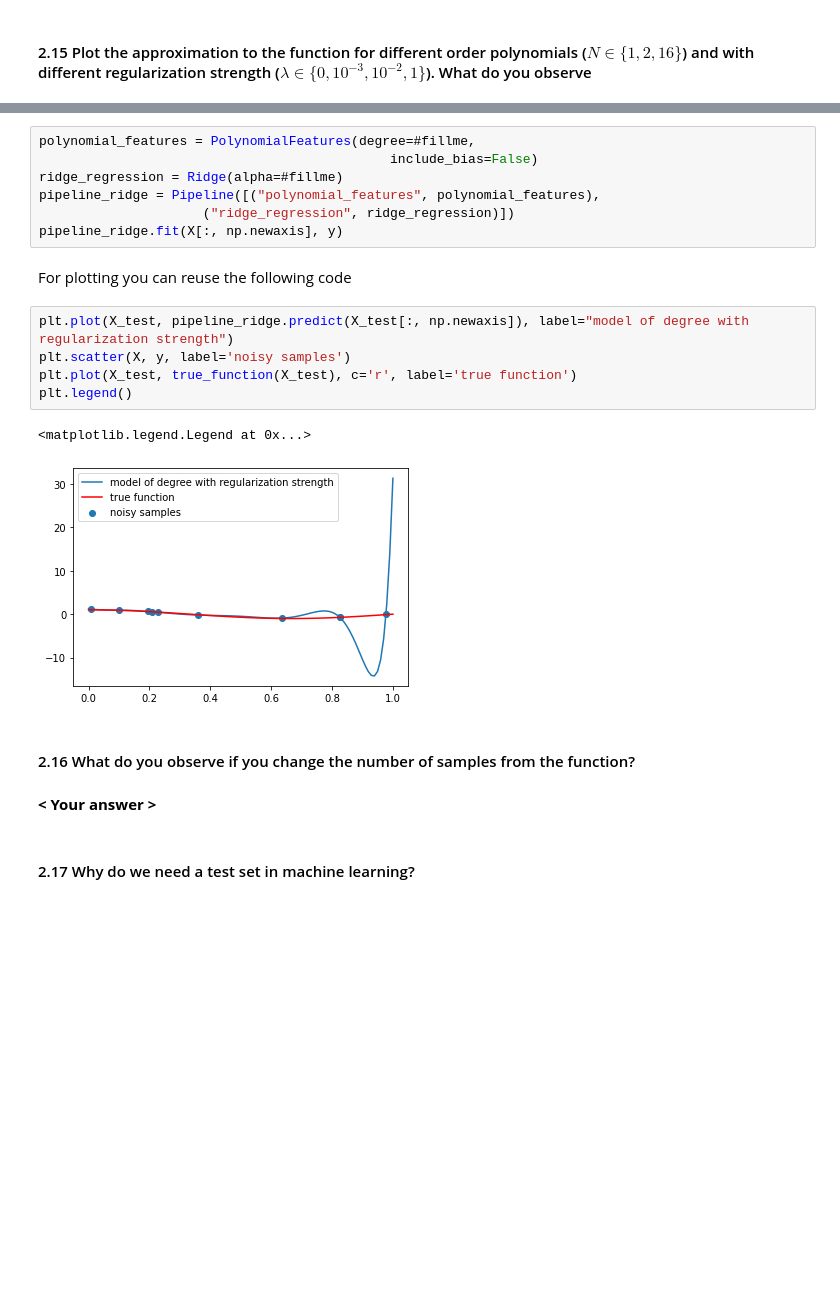
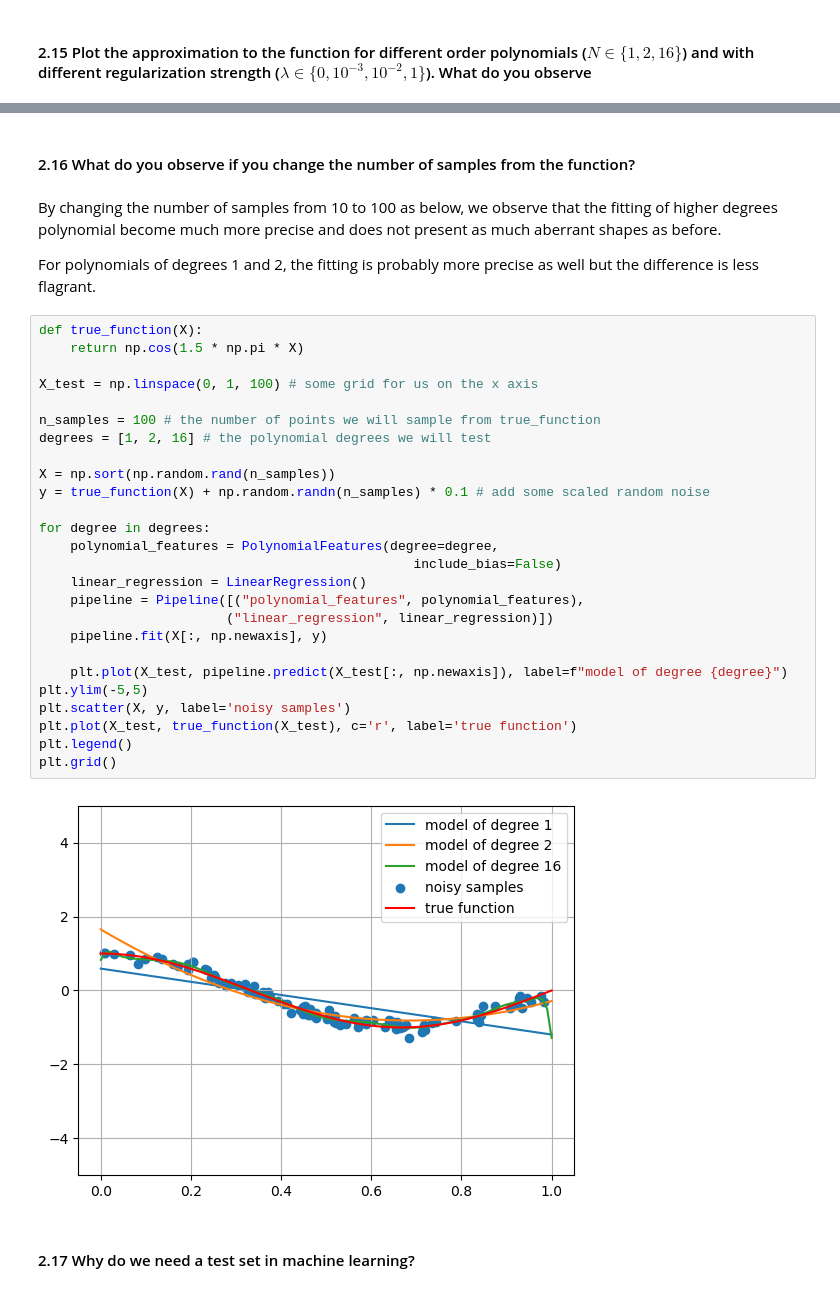
Before and after one commit to LucasEiche/ModLab_groupK, a Jupyter notebook: Assigmnent ML/theory_assignment.ipynb, the cells around one changed output, grey strips where cells are left out. Saved outputs shown, nothing was run; the diff lists cells and outputs as text; blank space fills up the shorter version.

```diff
--- a/Assigmnent ML/theory_assignment.ipynb
+++ b/Assigmnent ML/theory_assignment.ipynb
@@ -299,23 +345,36 @@ Next, we can investigate the effect of the regularization parameter $\lambda$ (f
-# %%
-polynomial_features = PolynomialFeatures(degree=#fillme,
-                                             include_bias=False)
-ridge_regression = Ridge(alpha=#fillme)
-pipeline_ridge = Pipeline([("polynomial_features", polynomial_features),
-                     ("ridge_regression", ridge_regression)])
-pipeline_ridge.fit(X[:, np.newaxis], y)
-# %% [markdown]
-For plotting you can reuse the following code
-# %%
-plt.plot(X_test, pipeline_ridge.predict(X_test[:, np.newaxis]), label="model of degree with regularization strength")
-plt.scatter(X, y, label='noisy samples')
-plt.plot(X_test, true_function(X_test), c='r', label='true function')
-plt.legend()
-# %% [output]
-<matplotlib.legend.Legend at 0x...>
-[figure, removed]
 # %% [markdown]
 #### 2.16 What do you observe if you change the number of samples from the function?
-# %% [markdown]
-__< Your answer >__
+# %% [markdown]
+By changing the number of samples from 10 to 100 as below, we observe that the fitting of higher degrees polynomial become much more precise and does not present as much aberrant shapes as before.
+
+For polynomials of degrees 1 and 2, the fitting is probably more precise as well but the difference is less flagrant.
+# %%
+def true_function(X):
+    return np.cos(1.5 * np.pi * X)
+
+X_test = np.linspace(0, 1, 100) # some grid for us on the x axis
+
+n_samples = 100 # the number of points we will sample from true_function
+degrees = [1, 2, 16] # the polynomial degrees we will test
+
+X = np.sort(np.random.rand(n_samples))
+y = true_function(X) + np.random.randn(n_samples) * 0.1 # add some scaled random noise
+
+for degree in degrees:
+    polynomial_features = PolynomialFeatures(degree=degree,
+                                                include_bias=False)
+    linear_regression = LinearRegression()
+    pipeline = Pipeline([("polynomial_features", polynomial_features),
+                        ("linear_regression", linear_regression)])
+    pipeline.fit(X[:, np.newaxis], y)
+
+    plt.plot(X_test, pipeline.predict(X_test[:, np.newaxis]), label=f"model of degree {degree}")
+plt.ylim(-5,5)
+plt.scatter(X, y, label='noisy samples')
+plt.plot(X_test, true_function(X_test), c='r', label='true function')
+plt.legend()
+plt.grid()
+# %% [output]
+[figure, added]
 # %% [markdown]
 #### 2.17 Why do we need a test set in machine learning?
```
Also changed, not shown: parts of 23 cells of this notebook.
